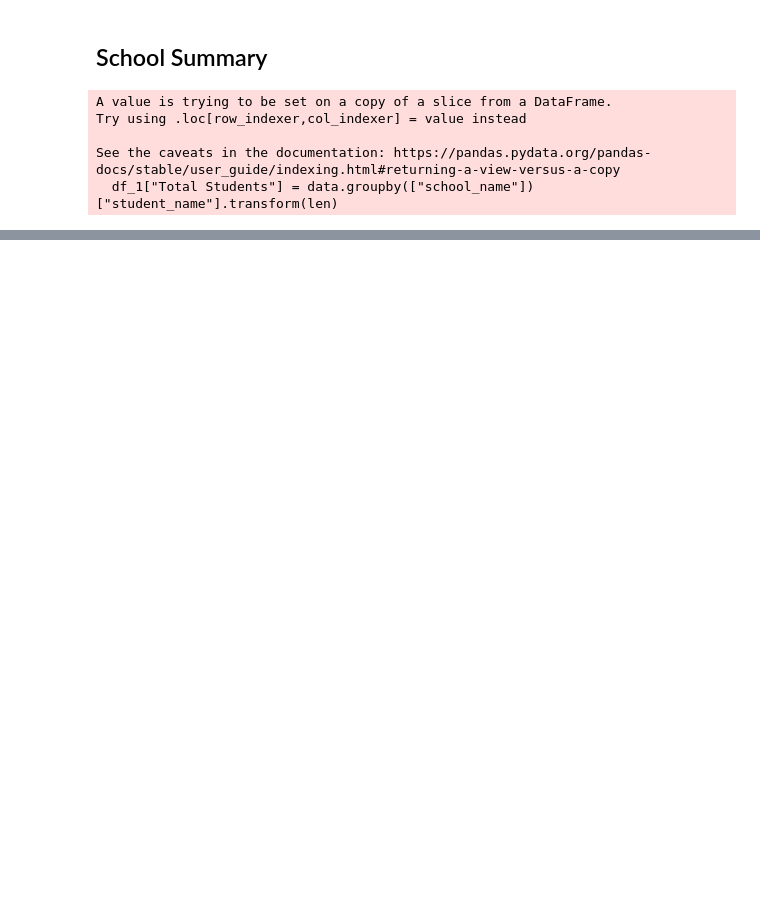
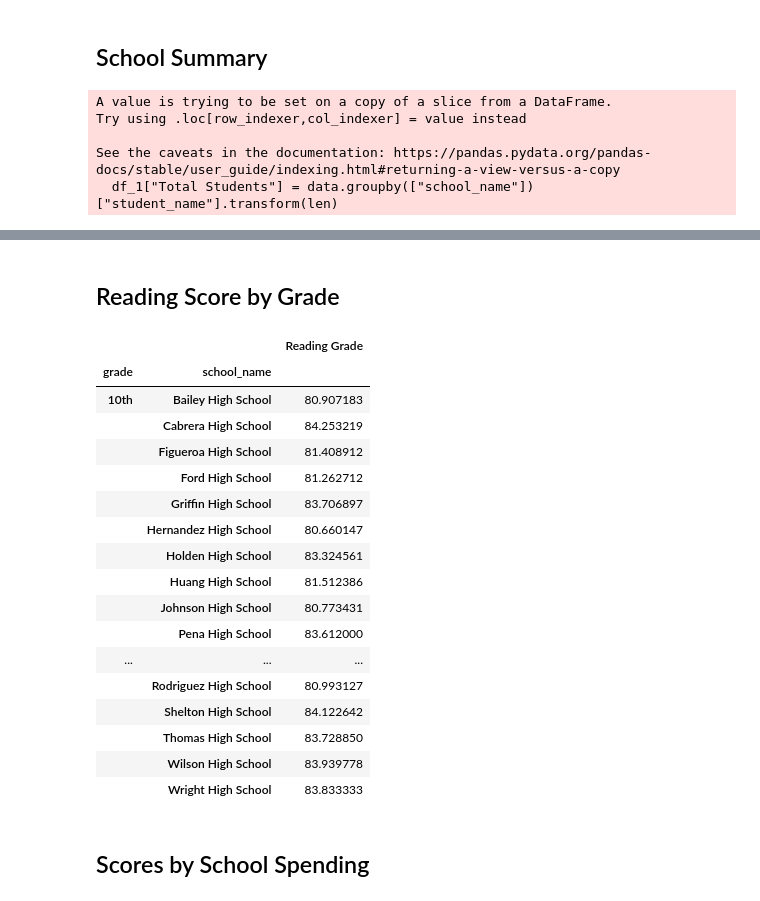
Before and after one commit to zrwood28/pandas_challenge, a Jupyter notebook: PyCitySchools/CitySchoolData.ipynb, the cells around one changed output, grey strips where cells are left out. Cells and saved outputs as stored; diff of their text form; code cells hidden in the pictures; blank space fills up the shorter version.

```diff
--- a/PyCitySchools/CitySchoolData.ipynb
+++ b/PyCitySchools/CitySchoolData.ipynb
@@ -149,0 +173,26 @@ df_8
+# %% [markdown]
+## Reading Score by Grade
+# %%
+r_grades = data.groupby(["grade", "school_name"])["reading_score"].mean().to_frame("Reading Grade")
+r_grades
+# %% [output]
+|  |  | Reading Grade |
+| grade | school_name |  |
+| 10th | Bailey High School | 80.907183 |
+|  | Cabrera High School | 84.253219 |
+|  | Figueroa High School | 81.408912 |
+|  | Ford High School | 81.262712 |
+|  | Griffin High School | 83.706897 |
+|  | Hernandez High School | 80.660147 |
+|  | Holden High School | 83.324561 |
+|  | Huang High School | 81.512386 |
+|  | Johnson High School | 80.773431 |
+|  | Pena High School | 83.612000 |
+| ... | ... | ... |
+|  | Rodriguez High School | 80.993127 |
+|  | Shelton High School | 84.122642 |
+|  | Thomas High School | 83.728850 |
+|  | Wilson High School | 83.939778 |
+|  | Wright High School | 83.833333 |
+# %% [markdown]
+## Scores by School Spending
```
Also changed, not shown: parts of 28 cells of this notebook.
